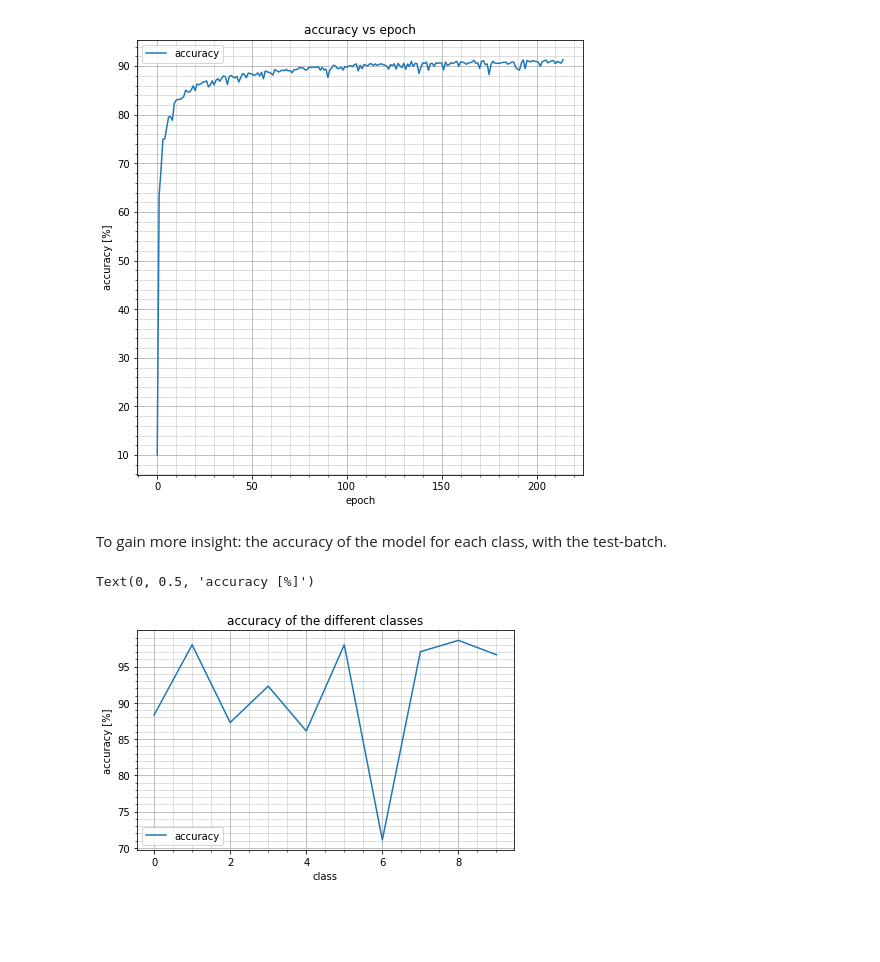
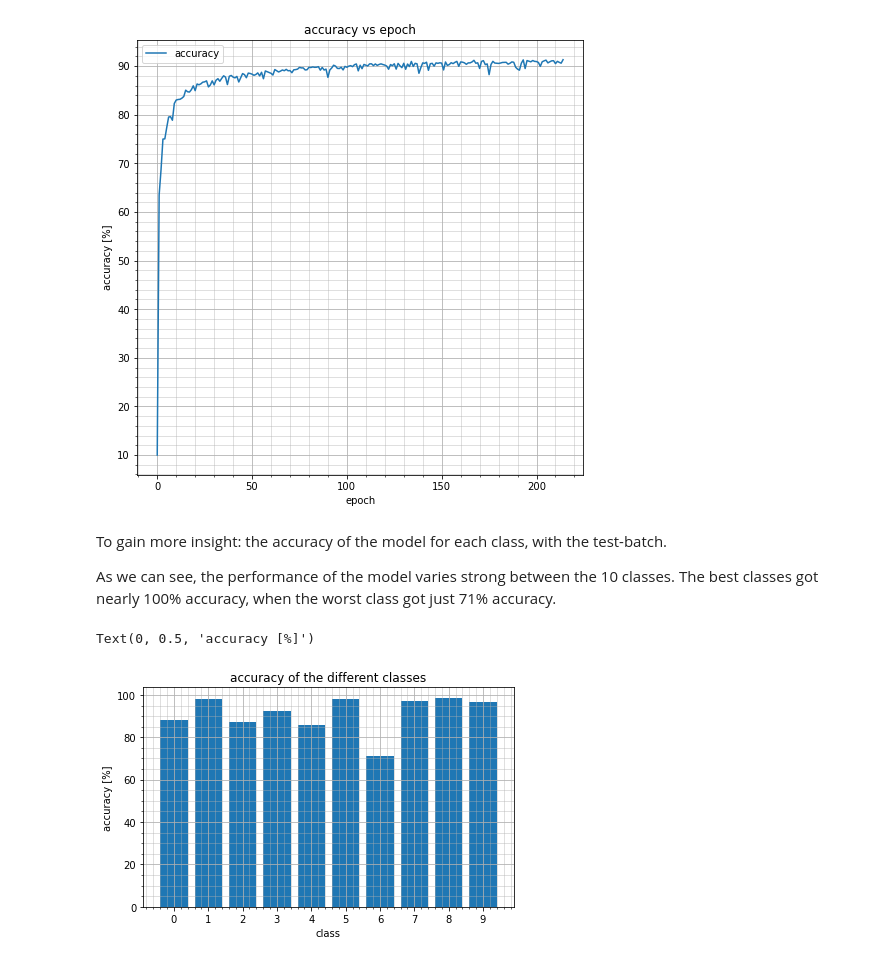
Before and after one commit to LukasBeckers/FashionMNIST-classification, a Jupyter notebook: FashionMNIST classifier no data augmentation.ipynb, the cells around one changed output. Saved outputs shown, nothing was run; the diff lists cells and outputs as text; code cells hidden in the pictures; blank space fills up the shorter version.

```diff
--- a/FashionMNIST classifier no data augmentation.ipynb
+++ b/FashionMNIST classifier no data augmentation.ipynb
@@ -241,37 +246,39 @@ show_history(model)
 [figure]
 # %% [markdown]
 To gain more insight: the accuracy of the model for each class, with the test-batch.
+
+As we can see, the performance of the model varies strong between the 10 classes. The best classes got nearly 100% accuracy, when the worst class got just 71% accuracy.
 # %%
-def accuracy_of_class(class_lable, model, test_loader):
+def accuracy_of_class(cl, model, test_loader):
     accs = []
     for batch in test_loader:
-        images = [batch[0][x] for x, label in enumerate(batch[1]) if label == class_lable]
+        images = [batch[0][x] for x, label in enumerate(batch[1]) if label == cl]
         images = torch.stack(images)
-        targets = torch.tensor([class_lable for _ in range(len(images))])
+        targets = torch.tensor([cl for _ in range(len(images))])
         targets = to_device(targets)
         images = to_device(images)
         model = to_device(model)
         out = model(images)
         acc = accuracy(out, targets)
         accs.append(acc)
 
     acc = torch.stack(accs).mean()
     return acc
 
 
 results = []
 for cl in range(10):
     results.append(accuracy_of_class(cl, model, test_loader))
 
 fig, ax1 = plt.subplots(sharey=True, tight_layout=True)
-ax1.plot([a for a in range(10)], results, label='accuracy')
+ax1.bar([a for a in range(10)], height=results, label='accuracy')
 ax1.minorticks_on()
-ax1.legend(loc='best')
+plt.xticks([a for a in range(10)], [a for a in range(10)])
 ax1.grid(b='True', alpha=0.5, which='minor')
 ax1.grid(alpha=1)
 plt.title('accuracy of the different classes')
 ax1.set_xlabel('class')
 ax1.set_ylabel('accuracy [%]')
 # %% [output]
 Text(0, 0.5, 'accuracy [%]')
-[figure, old version]
+[figure, new version]
```
Also changed, not shown: parts of 3 cells of this notebook.
